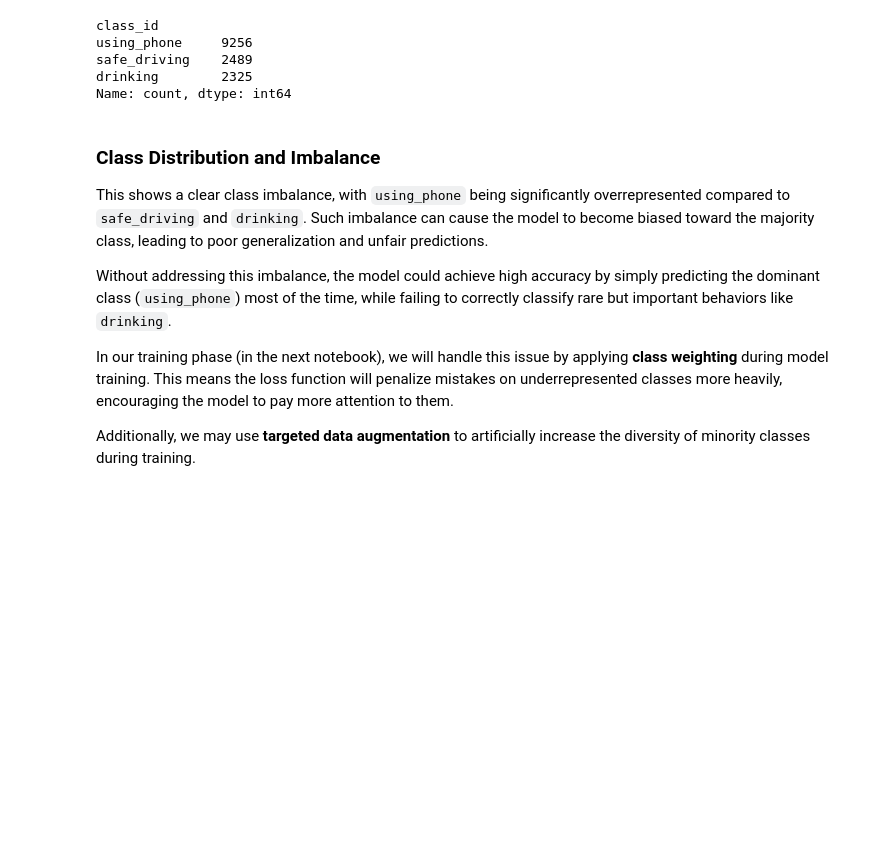
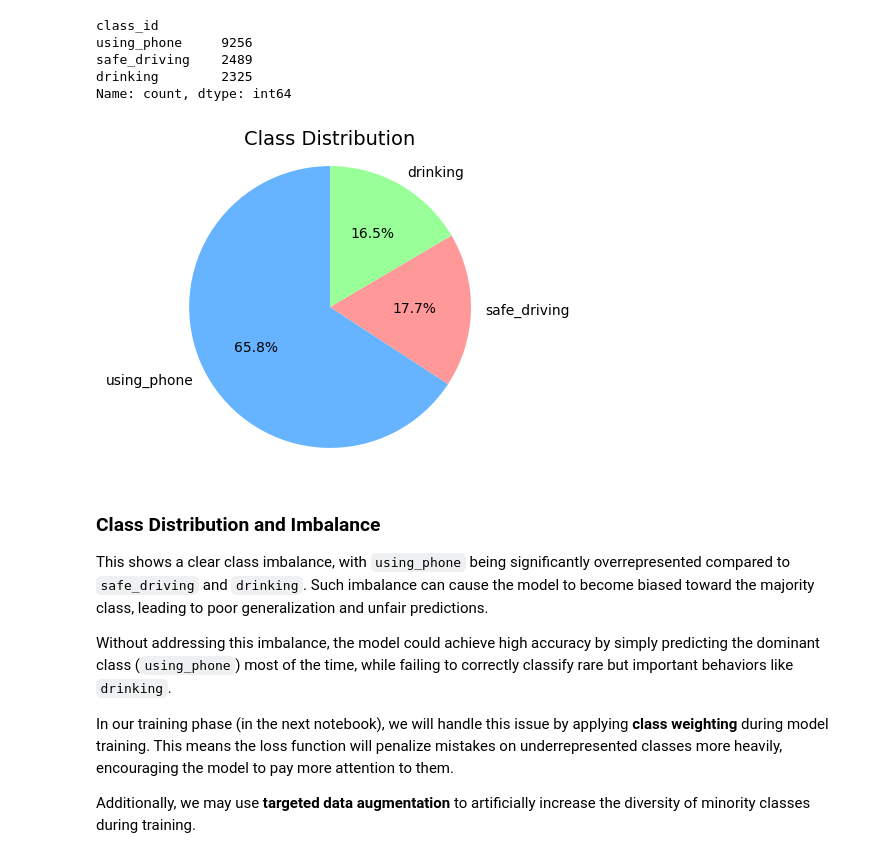
Before and after one commit to ACM40960/project-distracted_driver_detection, a Jupyter notebook: notebooks/01_data_cleaning.ipynb, the cells around one changed output. Saved outputs shown, nothing was run; the diff lists cells and outputs as text; code cells hidden in the pictures; blank space fills up the shorter version.

```diff
--- a/notebooks/01_data_cleaning.ipynb
+++ b/notebooks/01_data_cleaning.ipynb
@@ -115,6 +115,23 @@ using_phone     9256
 safe_driving    2489
 drinking        2325
 Name: count, dtype: int64
+# %%
+import matplotlib.pyplot as plt
+
+# Plot pie chart
+plt.figure(figsize=(4, 4))
+plt.pie(
+    class_counts,
+    labels=class_counts.index,
+    autopct='%1.1f%%',
+    startangle=90,
+    colors=['#66b3ff', '#ff9999', '#99ff99']  # optional custom colors
+)
+plt.title("Class Distribution", fontsize=14)
+plt.axis('equal')  # Equal aspect ratio ensures the pie is circular
+plt.show()
+# %% [output]
+[figure, added]
 # %% [markdown]
 ### Class Distribution and Imbalance
 
```
Also changed, not shown: parts of 1 cell of this notebook, 11 other files.
